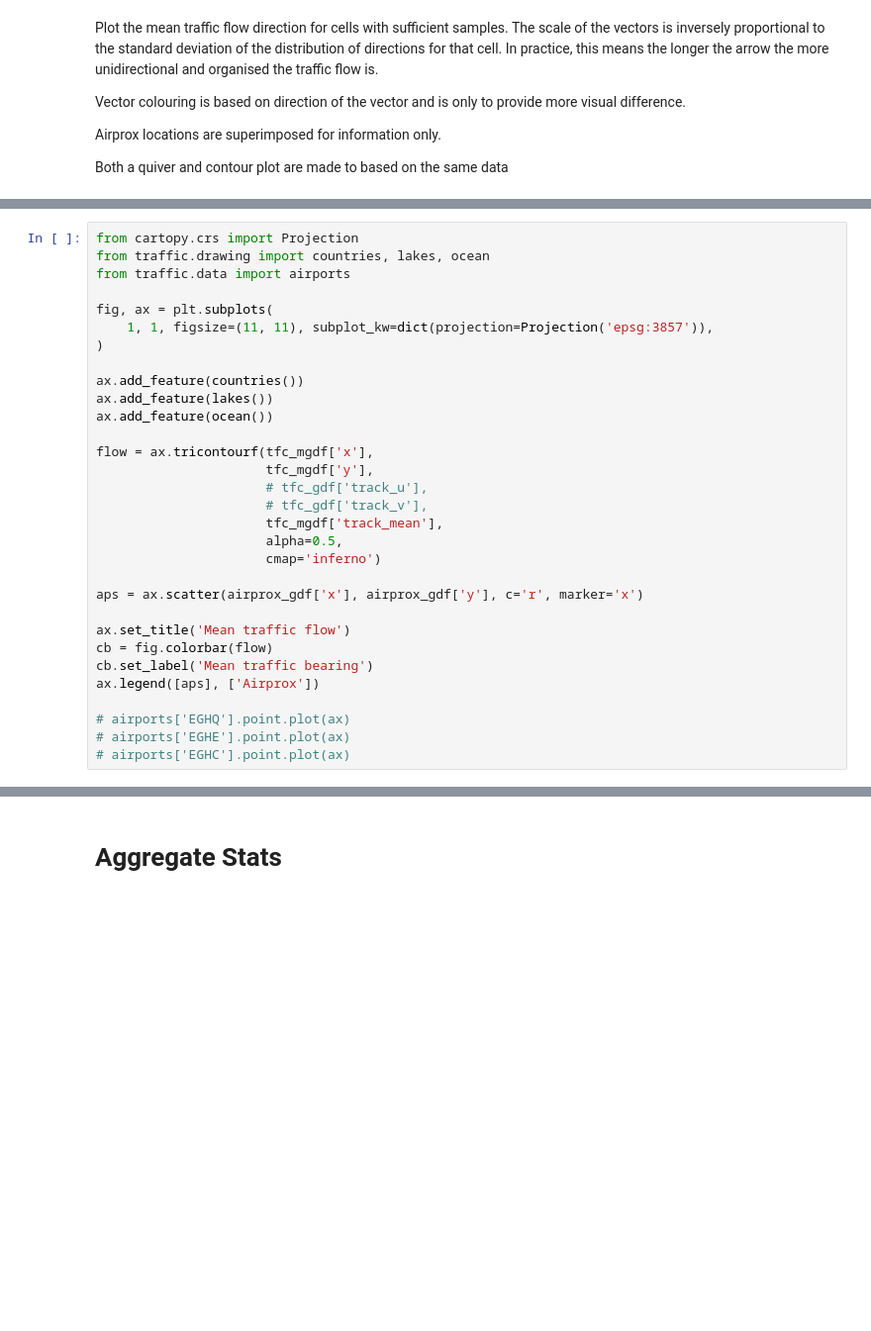
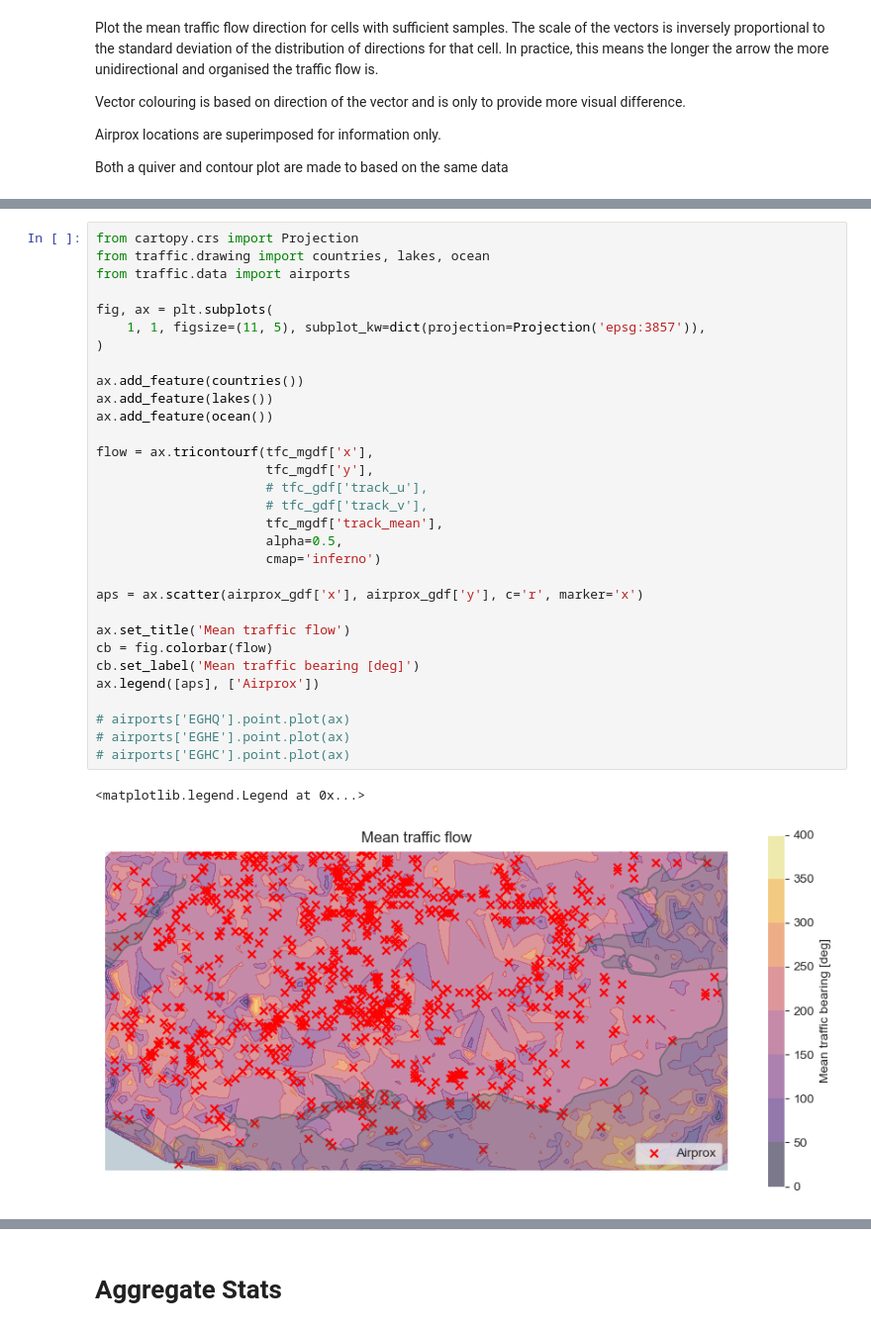
Before and after one commit to aliaksei135/sandbox, a Jupyter notebook: tfc_dists/notebooks/airprox_corr.ipynb, the cells around one changed output, grey strips where cells are left out. Shown at 99% size. Saved outputs shown, nothing was run; the diff lists cells and outputs as text; blank space fills up the shorter version.

```diff
--- a/tfc_dists/notebooks/airprox_corr.ipynb
+++ b/tfc_dists/notebooks/airprox_corr.ipynb
@@ -448,33 +488,36 @@ for floor, ceil in zip(alt_bins, alt_bins[1:]):
 # %%
 from cartopy.crs import Projection
 from traffic.drawing import countries, lakes, ocean
 from traffic.data import airports
 
 fig, ax = plt.subplots(
-    1, 1, figsize=(11, 11), subplot_kw=dict(projection=Projection('epsg:3857')),
+    1, 1, figsize=(11, 5), subplot_kw=dict(projection=Projection('epsg:3857')),
 )
 
 ax.add_feature(countries())
 ax.add_feature(lakes())
 ax.add_feature(ocean())
 
 flow = ax.tricontourf(tfc_mgdf['x'],
                       tfc_mgdf['y'],
                       # tfc_gdf['track_u'],
                       # tfc_gdf['track_v'],
                       tfc_mgdf['track_mean'],
                       alpha=0.5,
                       cmap='inferno')
 
 aps = ax.scatter(airprox_gdf['x'], airprox_gdf['y'], c='r', marker='x')
 
 ax.set_title('Mean traffic flow')
 cb = fig.colorbar(flow)
-cb.set_label('Mean traffic bearing')
+cb.set_label('Mean traffic bearing [deg]')
 ax.legend([aps], ['Airprox'])
 
 # airports['EGHQ'].point.plot(ax)
 # airports['EGHE'].point.plot(ax)
 # airports['EGHC'].point.plot(ax)
+# %% [output]
+<matplotlib.legend.Legend at 0x...>
+[figure, added]
 # %%
 fig, ax = plt.subplots(
```
Also changed, not shown: parts of 25 cells of this notebook, 6 other files.
